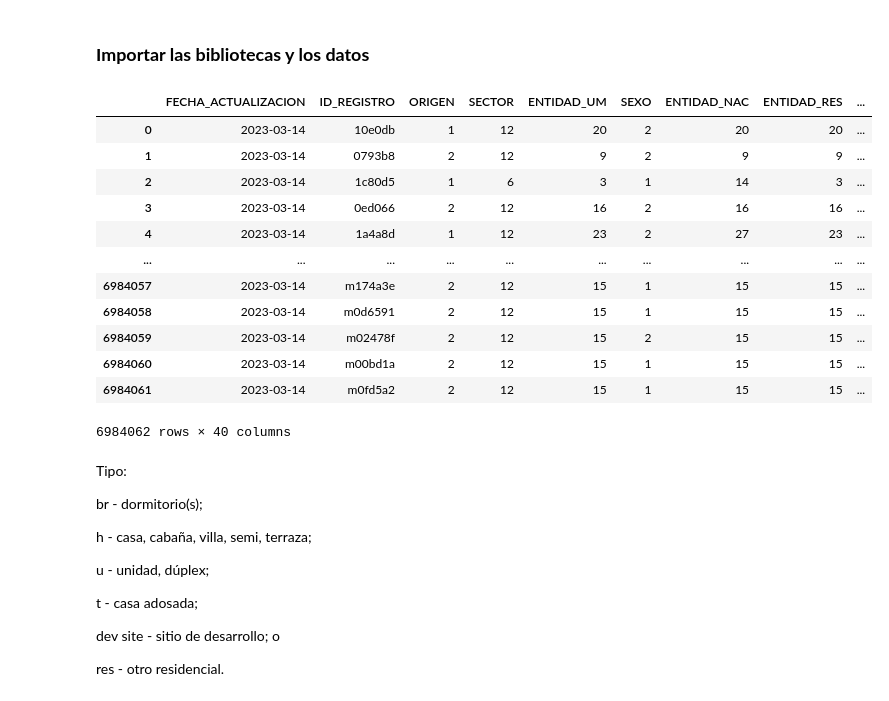
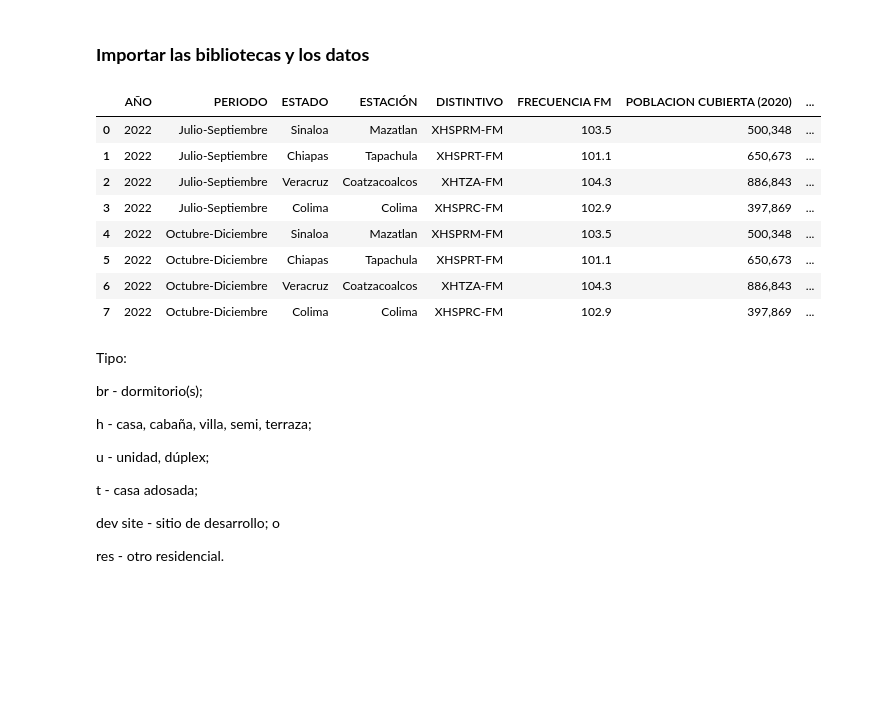
Before and after one commit to Uriel50/MD, a Jupyter notebook: MD_Práctica1_EDA.ipynb, the cells around one changed output. Cells and saved outputs as stored; diff of their text form; code cells hidden in the pictures; blank space fills up the shorter version.

```diff
--- a/MD_Práctica1_EDA.ipynb
+++ b/MD_Práctica1_EDA.ipynb
@@ -42,22 +42,18 @@ import seaborn as sns             # Para la visualización de datos basado en ma
 %matplotlib inline
 # Para generar y almacenar los gráficos dentro del cuaderno
 # %%
-DatosMelbourne = pd.read_csv("230314COVID19MEXICO.csv")
+DatosMelbourne = pd.read_csv("spr_cobertura_estaciones_fm_altavoz.csv", encoding='latin-1')
 DatosMelbourne
 # %% [output]
-|  | FECHA_ACTUALIZACION | ID_REGISTRO | ORIGEN | SECTOR | ENTIDAD_UM | SEXO | ENTIDAD_NAC | ENTIDAD_RES | ... |
-| 0 | 2023-03-14 | 10e0db | 1 | 12 | 20 | 2 | 20 | 20 | ... |
-| 1 | 2023-03-14 | 0793b8 | 2 | 12 | 9 | 2 | 9 | 9 | ... |
-| 2 | 2023-03-14 | 1c80d5 | 1 | 6 | 3 | 1 | 14 | 3 | ... |
-| 3 | 2023-03-14 | 0ed066 | 2 | 12 | 16 | 2 | 16 | 16 | ... |
-| 4 | 2023-03-14 | 1a4a8d | 1 | 12 | 23 | 2 | 27 | 23 | ... |
-| ... | ... | ... | ... | ... | ... | ... | ... | ... | ... |
-| 6984057 | 2023-03-14 | m174a3e | 2 | 12 | 15 | 1 | 15 | 15 | ... |
-| 6984058 | 2023-03-14 | m0d6591 | 2 | 12 | 15 | 1 | 15 | 15 | ... |
-| 6984059 | 2023-03-14 | m02478f | 2 | 12 | 15 | 2 | 15 | 15 | ... |
-| 6984060 | 2023-03-14 | m00bd1a | 2 | 12 | 15 | 1 | 15 | 15 | ... |
-| 6984061 | 2023-03-14 | m0fd5a2 | 2 | 12 | 15 | 1 | 15 | 15 | ... |
+|  | AÑO | PERIODO | ESTADO | ESTACIÓN | DISTINTIVO | FRECUENCIA FM | POBLACION CUBIERTA (2020) | ... |
+| 0 | 2022 | Julio-Septiembre | Sinaloa | Mazatlan | XHSPRM-FM | 103.5 | 500,348 | ... |
+| 1 | 2022 | Julio-Septiembre | Chiapas | Tapachula | XHSPRT-FM | 101.1 | 650,673 | ... |
+| 2 | 2022 | Julio-Septiembre | Veracruz | Coatzacoalcos | XHTZA-FM | 104.3 | 886,843 | ... |
+| 3 | 2022 | Julio-Septiembre | Colima | Colima | XHSPRC-FM | 102.9 | 397,869 | ... |
+| 4 | 2022 | Octubre-Diciembre | Sinaloa | Mazatlan | XHSPRM-FM | 103.5 | 500,348 | ... |
+| 5 | 2022 | Octubre-Diciembre | Chiapas | Tapachula | XHSPRT-FM | 101.1 | 650,673 | ... |
+| 6 | 2022 | Octubre-Diciembre | Veracruz | Coatzacoalcos | XHTZA-FM | 104.3 | 886,843 | ... |
+| 7 | 2022 | Octubre-Diciembre | Colima | Colima | XHSPRC-FM | 102.9 | 397,869 | ... |
-6984062 rows × 40 columns
 # %% [markdown]
 Tipo:
 
```
Also changed, not shown: parts of 13 cells of this notebook.
